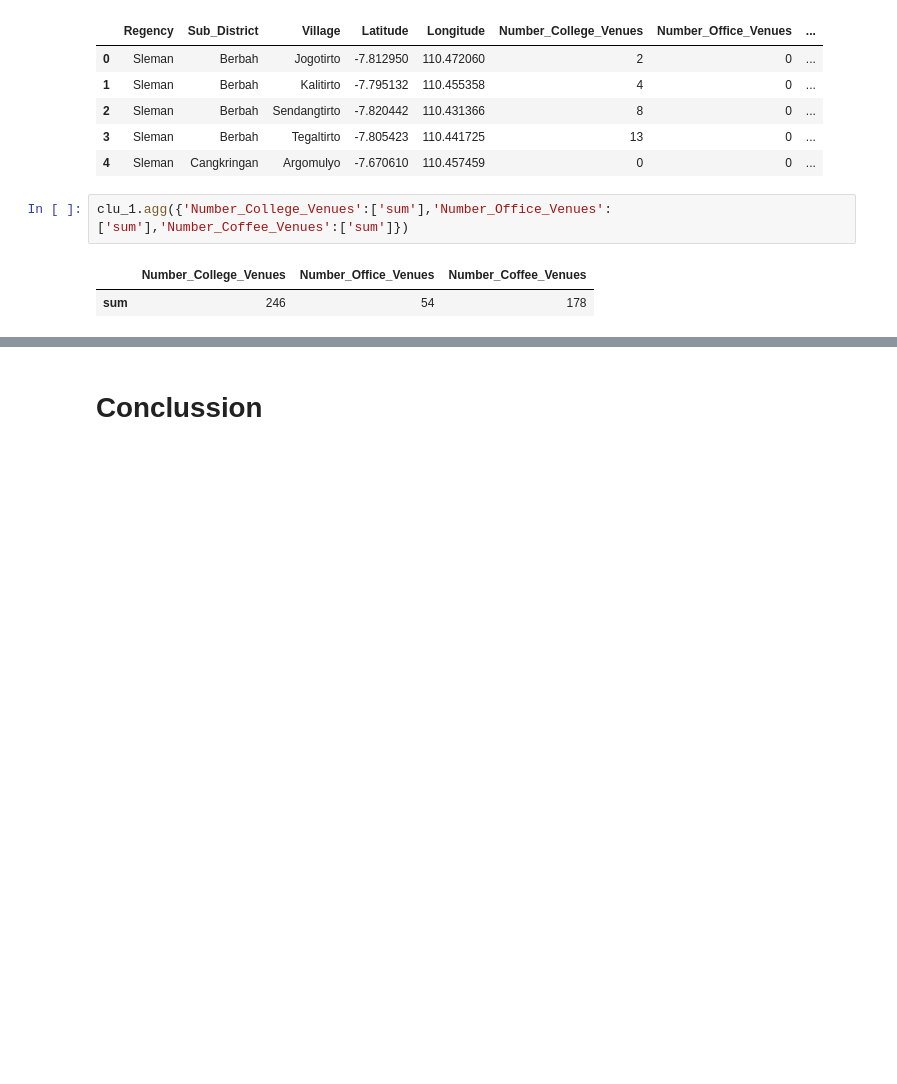
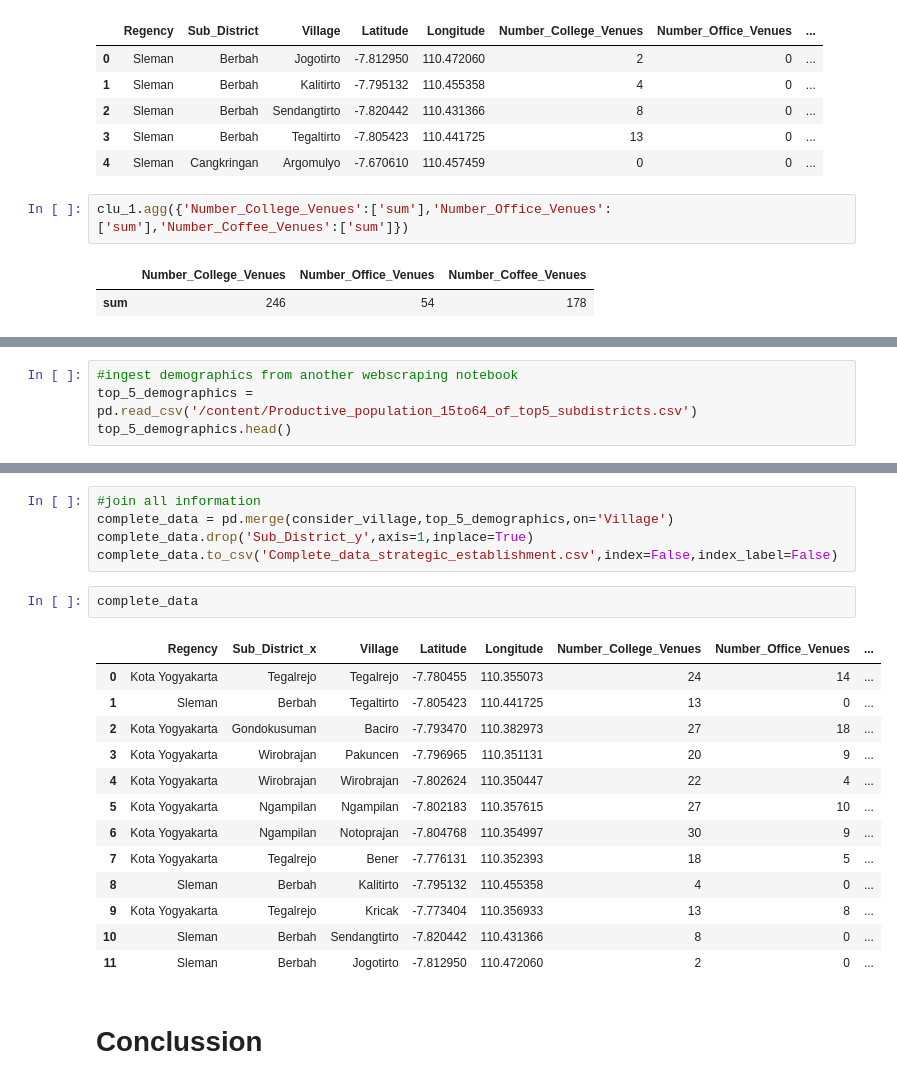
Before and after one commit to zylbergs/Project_Portofolio, a Jupyter notebook: IBMDS_capstone_project_Strategic_Branch_Estabilishment/Strategic_Branch_Estabilishment.ipynb, the cells around one changed output, grey strips where cells are left out. Drawn from its saved outputs; the diff is of its cells as text; blank space fills up the shorter version.

```diff
--- a/IBMDS_capstone_project_Strategic_Branch_Estabilishment/Strategic_Branch_Estabilishment.ipynb
+++ b/IBMDS_capstone_project_Strategic_Branch_Estabilishment/Strategic_Branch_Estabilishment.ipynb
@@ -550,0 +555,4 @@ df_yk
+# %%
+#ingest demographics from another webscraping notebook
+top_5_demographics = pd.read_csv('/content/Productive_population_15to64_of_top5_subdistricts.csv')
+top_5_demographics.head()
@@ -551,3 +566,24 @@ df_yk
+# %%
+#join all information
+complete_data = pd.merge(consider_village,top_5_demographics,on='Village')
+complete_data.drop('Sub_District_y',axis=1,inplace=True)
+complete_data.to_csv('Complete_data_strategic_establishment.csv',index=False,index_label=False)
+# %%
+complete_data
+# %% [output]
+|  | Regency | Sub_District_x | Village | Latitude | Longitude | Number_College_Venues | Number_Office_Venues | ... |
+| 0 | Kota Yogyakarta | Tegalrejo | Tegalrejo | -7.780455 | 110.355073 | 24 | 14 | ... |
+| 1 | Sleman | Berbah | Tegaltirto | -7.805423 | 110.441725 | 13 | 0 | ... |
+| 2 | Kota Yogyakarta | Gondokusuman | Baciro | -7.793470 | 110.382973 | 27 | 18 | ... |
+| 3 | Kota Yogyakarta | Wirobrajan | Pakuncen | -7.796965 | 110.351131 | 20 | 9 | ... |
+| 4 | Kota Yogyakarta | Wirobrajan | Wirobrajan | -7.802624 | 110.350447 | 22 | 4 | ... |
+| 5 | Kota Yogyakarta | Ngampilan | Ngampilan | -7.802183 | 110.357615 | 27 | 10 | ... |
+| 6 | Kota Yogyakarta | Ngampilan | Notoprajan | -7.804768 | 110.354997 | 30 | 9 | ... |
+| 7 | Kota Yogyakarta | Tegalrejo | Bener | -7.776131 | 110.352393 | 18 | 5 | ... |
+| 8 | Sleman | Berbah | Kalitirto | -7.795132 | 110.455358 | 4 | 0 | ... |
+| 9 | Kota Yogyakarta | Tegalrejo | Kricak | -7.773404 | 110.356933 | 13 | 8 | ... |
+| 10 | Sleman | Berbah | Sendangtirto | -7.820442 | 110.431366 | 8 | 0 | ... |
+| 11 | Sleman | Berbah | Jogotirto | -7.812950 | 110.472060 | 2 | 0 | ... |
 # %% [markdown]
 # Conclussion
 # %% [markdown]
```
Also changed, not shown: parts of 28 cells of this notebook, 9 other files.
